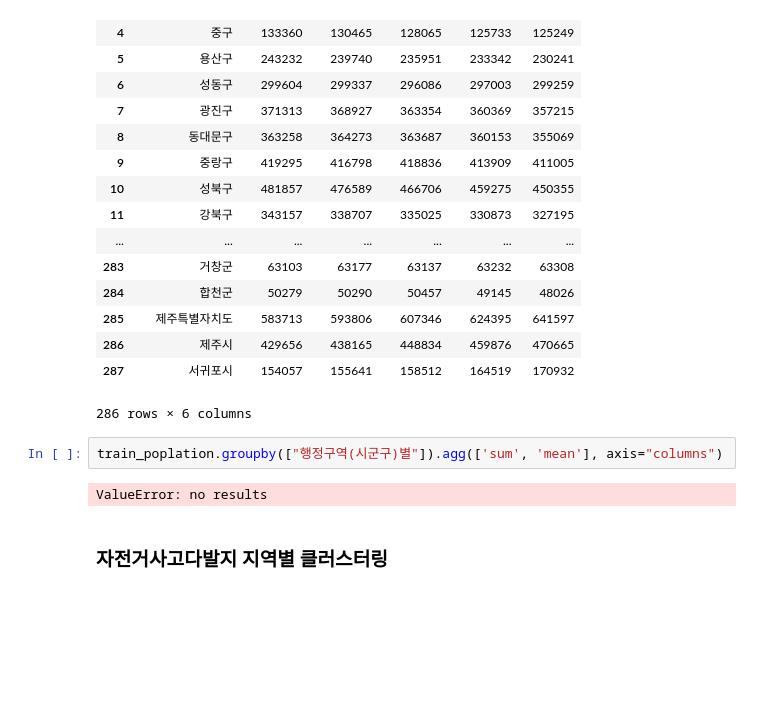
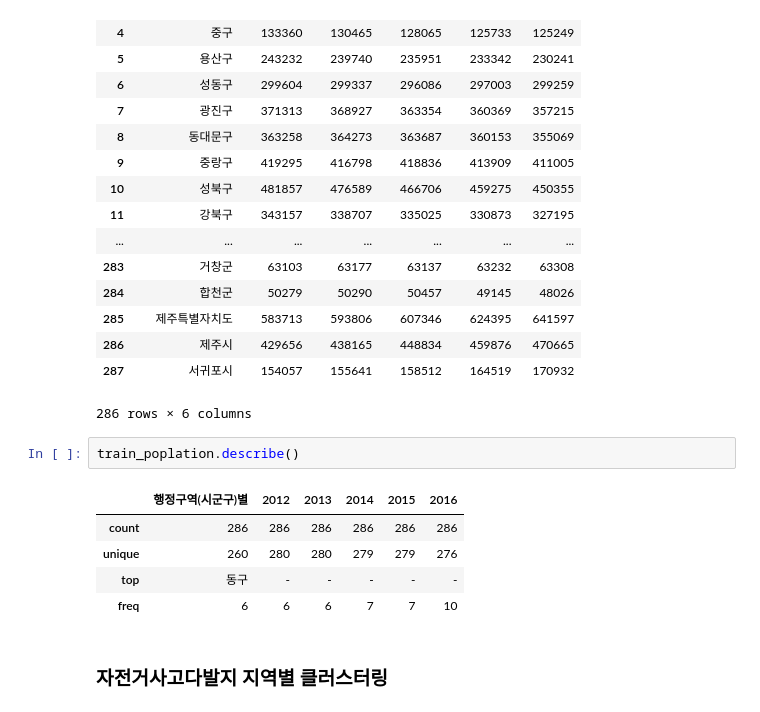
Before and after one commit to parksunwoo/dbs_zero2all, a Jupyter notebook: 9th_week/maps_modeling.ipynb, the cells around one changed output. Cells and saved outputs as stored; diff of their text form; blank space fills up the shorter version.

```diff
--- a/9th_week/maps_modeling.ipynb
+++ b/9th_week/maps_modeling.ipynb
@@ -470,10 +487,14 @@ train_poplation.replace("-", 0)
 | 286 | 제주시 | 429656 | 438165 | 448834 | 459876 | 470665 |
 | 287 | 서귀포시 | 154057 | 155641 | 158512 | 164519 | 170932 |
 286 rows × 6 columns
-# %%
-train_poplation.groupby(["행정구역(시군구)별"]).agg(['sum', 'mean'], axis="columns")
-# %% [output]
-ValueError: no results
+# %%
+train_poplation.describe()
+# %% [output]
+|  | 행정구역(시군구)별 | 2012 | 2013 | 2014 | 2015 | 2016 |
+| count | 286 | 286 | 286 | 286 | 286 | 286 |
+| unique | 260 | 280 | 280 | 279 | 279 | 276 |
+| top | 동구 | - | - | - | - | - |
+| freq | 6 | 6 | 6 | 7 | 7 | 10 |
 # %% [markdown]
 ### 자전거사고다발지 지역별 클러스터링
 # %%
```
Also changed, not shown: parts of 4 cells of this notebook.
